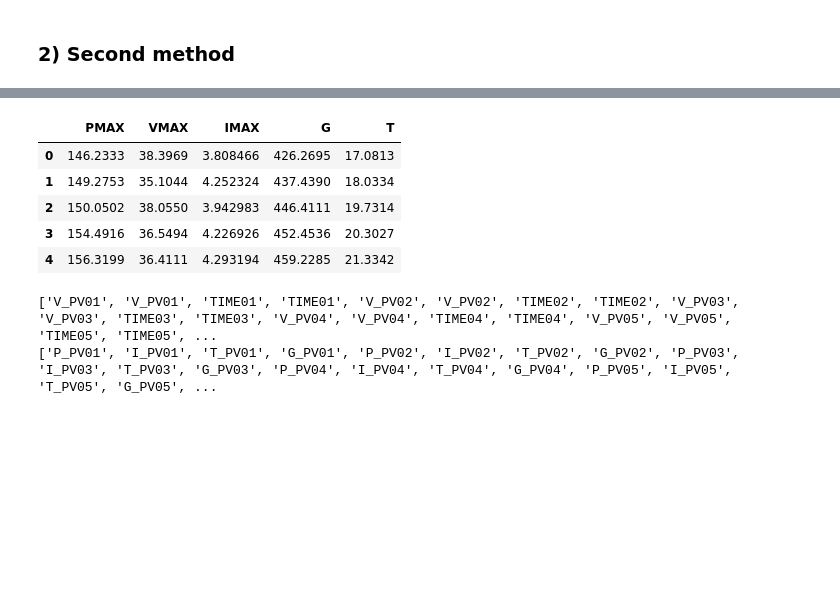
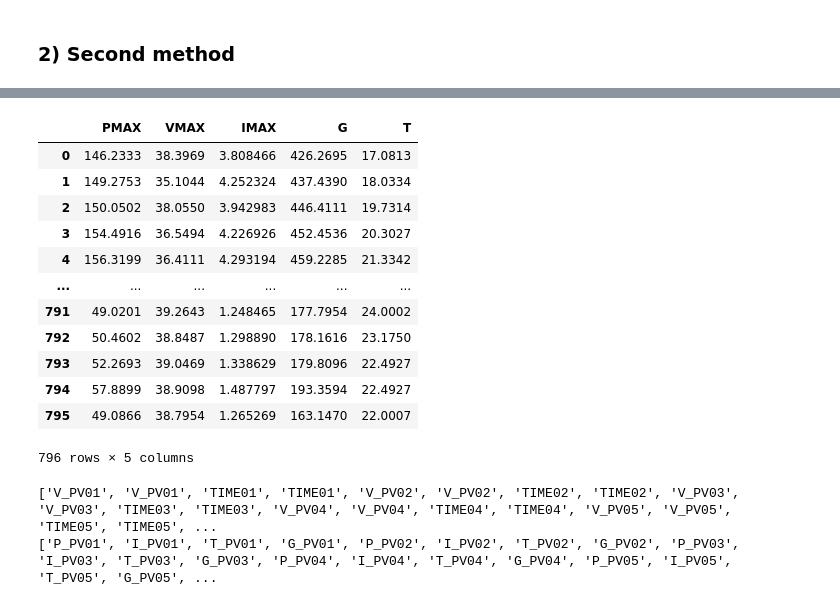
Before and after one commit to Mohamed-derbeli/ML-for-maximum-power-point-tracking-prediction-in-PV-system, a Jupyter notebook: ML_for_MPPT_prediction_in_PV_system.ipynb, the cells around one changed output, grey strips where cells are left out. Cells and saved outputs as stored; diff of their text form; code cells hidden in the pictures; blank space fills up the shorter version.

```diff
--- a/ML_for_MPPT_prediction_in_PV_system.ipynb
+++ b/ML_for_MPPT_prediction_in_PV_system.ipynb
@@ -141,12 +174,19 @@ df.head()
 # %%
-df_max.head()
+df_max
 # %% [output]
 |  | PMAX | VMAX | IMAX | G | T |
 | 0 | 146.2333 | 38.3969 | 3.808466 | 426.2695 | 17.0813 |
 | 1 | 149.2753 | 35.1044 | 4.252324 | 437.4390 | 18.0334 |
 | 2 | 150.0502 | 38.0550 | 3.942983 | 446.4111 | 19.7314 |
 | 3 | 154.4916 | 36.5494 | 4.226926 | 452.4536 | 20.3027 |
 | 4 | 156.3199 | 36.4111 | 4.293194 | 459.2285 | 21.3342 |
+| ... | ... | ... | ... | ... | ... |
+| 791 | 49.0201 | 39.2643 | 1.248465 | 177.7954 | 24.0002 |
+| 792 | 50.4602 | 38.8487 | 1.298890 | 178.1616 | 23.1750 |
+| 793 | 52.2693 | 39.0469 | 1.338629 | 179.8096 | 22.4927 |
+| 794 | 57.8899 | 38.9098 | 1.487797 | 193.3594 | 22.4927 |
+| 795 | 49.0866 | 38.7954 | 1.265269 | 163.1470 | 22.0007 |
+796 rows × 5 columns
 # %%
 # determination of x-axis and y-axis
 col=df.columns
```
Also changed, not shown: parts of 9 cells of this notebook.
